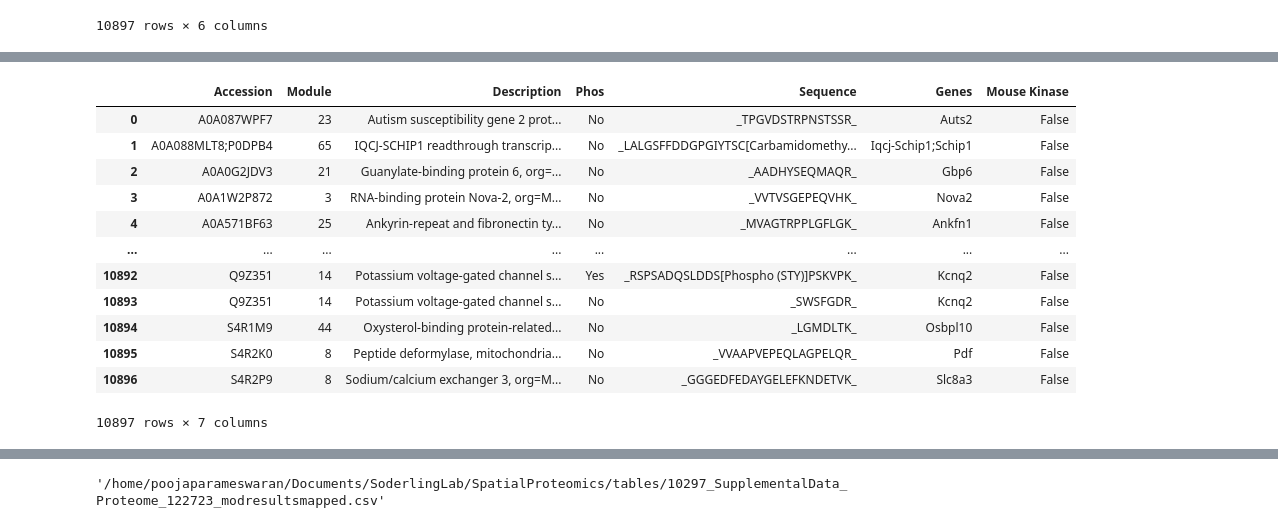
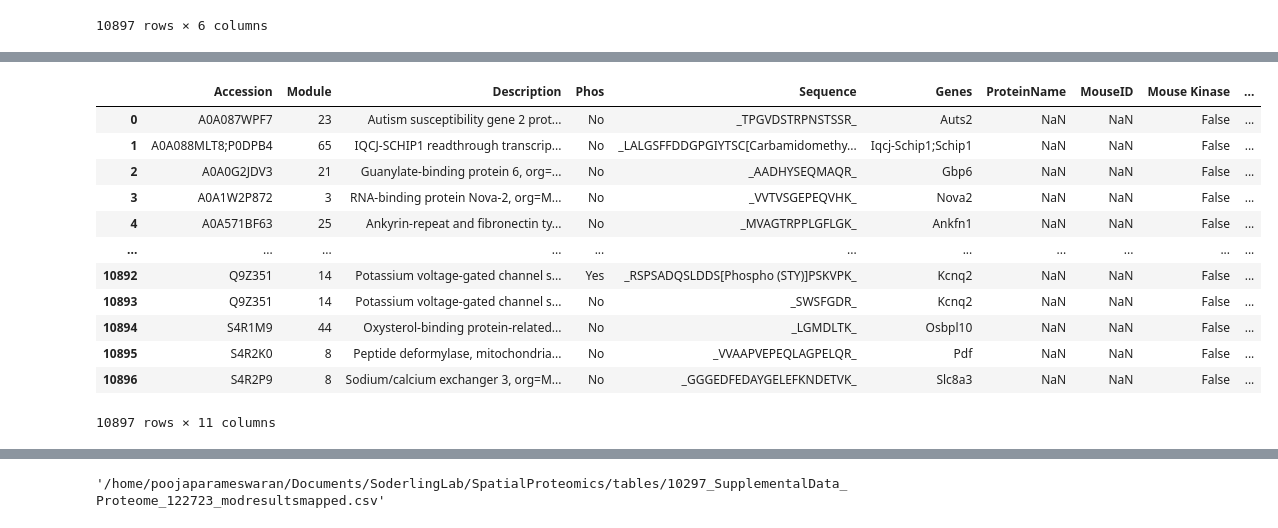
Before and after one commit to ssoderlinglab/SpatialProteomics, a Jupyter notebook: analysis/3_Clustering/3.5_mapaccesions.ipynb, the cells around one changed output, grey strips where cells are left out. Cells and saved outputs as stored; diff of their text form; code cells hidden in the pictures.

Commit message:
mapping modules to kinases and adjusting substrates

```diff
--- a/analysis/3_Clustering/3.5_mapaccesions.ipynb
+++ b/analysis/3_Clustering/3.5_mapaccesions.ipynb
@@ -123,7 +123,7 @@ ensure_dirs_exists(save_file)
 res.to_csv(f'{save_file}')
 # %%
 ## map mouse kinases
-mkinomefile = f"/home/poojaparameswaran/Documents/generalMouseData/mouse_kinome.xls"
-mousekinome = pd.read_excel(mkinomefile)
-mousekinome.shape
+mkinomefile = f"/home/poojaparameswaran/Documents/generalMouseData/pkinfam.csv"
+mousekinome = pd.read_csv(mkinomefile)
+mousekinome
 # %% [output]
@@ -131,23 +143,23 @@ mousekinome.shape
 # %%
 res['Gene Name'] = res['Genes'].str.lower()
 mousekinome['Mouse Kinase'] = True
-mousekinome['Gene Name'] = mousekinome['Gene Name'].str.lower()
+# mousekinome['MouseID'] = mousekinome['MouseID'].str.lower()
 # Merging on the same column name
-res = res.merge(mousekinome[['Gene Name', 'Mouse Kinase']], on='Gene Name', how='left')
+res = res.merge(mousekinome[['ProteinName', 'MouseID', 'Mouse Kinase', 'Family', 'MouseName']], left_on='Accession', right_on='MouseID', how='left')
 res['Mouse Kinase'].fillna(False, inplace=True)
 res.drop(columns=['Gene Name'], inplace=True)
 res
 # %% [output]
-|  | Accession | Module | Description | Phos | Sequence | Genes | Mouse Kinase |
-| 0 | A0A087WPF7 | 23 | Autism susceptibility gene 2 prot... | No | _TPGVDSTRPNSTSSR_ | Auts2 | False |
-| 1 | A0A088MLT8;P0DPB4 | 65 | IQCJ-SCHIP1 readthrough transcrip... | No | _LALGSFFDDGPGIYTSC[Carbamidomethy... | Iqcj-Schip1;Schip1 | False |
-| 2 | A0A0G2JDV3 | 21 | Guanylate-binding protein 6, org=... | No | _AADHYSEQMAQR_ | Gbp6 | False |
-| 3 | A0A1W2P872 | 3 | RNA-binding protein Nova-2, org=M... | No | _VVTVSGEPEQVHK_ | Nova2 | False |
-| 4 | A0A571BF63 | 25 | Ankyrin-repeat and fibronectin ty... | No | _MVAGTRPPLGFLGK_ | Ankfn1 | False |
-| ... | ... | ... | ... | ... | ... | ... | ... |
-| 10892 | Q9Z351 | 14 | Potassium voltage-gated channel s... | Yes | _RSPSADQSLDDS[Phospho (STY)]PSKVPK_ | Kcnq2 | False |
-| 10893 | Q9Z351 | 14 | Potassium voltage-gated channel s... | No | _SWSFGDR_ | Kcnq2 | False |
-| 10894 | S4R1M9 | 44 | Oxysterol-binding protein-related... | No | _LGMDLTK_ | Osbpl10 | False |
-| 10895 | S4R2K0 | 8 | Peptide deformylase, mitochondria... | No | _VVAAPVEPEQLAGPELQR_ | Pdf | False |
-| 10896 | S4R2P9 | 8 | Sodium/calcium exchanger 3, org=M... | No | _GGGEDFEDAYGELEFKNDETVK_ | Slc8a3 | False |
+|  | Accession | Module | Description | Phos | Sequence | Genes | ProteinName | MouseID | Mouse Kinase | ... |
+| 0 | A0A087WPF7 | 23 | Autism susceptibility gene 2 prot... | No | _TPGVDSTRPNSTSSR_ | Auts2 | NaN | NaN | False | ... |
+| 1 | A0A088MLT8;P0DPB4 | 65 | IQCJ-SCHIP1 readthrough transcrip... | No | _LALGSFFDDGPGIYTSC[Carbamidomethy... | Iqcj-Schip1;Schip1 | NaN | NaN | False | ... |
+| 2 | A0A0G2JDV3 | 21 | Guanylate-binding protein 6, org=... | No | _AADHYSEQMAQR_ | Gbp6 | NaN | NaN | False | ... |
+| 3 | A0A1W2P872 | 3 | RNA-binding protein Nova-2, org=M... | No | _VVTVSGEPEQVHK_ | Nova2 | NaN | NaN | False | ... |
+| 4 | A0A571BF63 | 25 | Ankyrin-repeat and fibronectin ty... | No | _MVAGTRPPLGFLGK_ | Ankfn1 | NaN | NaN | False | ... |
+| ... | ... | ... | ... | ... | ... | ... | ... | ... | ... | ... |
+| 10892 | Q9Z351 | 14 | Potassium voltage-gated channel s... | Yes | _RSPSADQSLDDS[Phospho (STY)]PSKVPK_ | Kcnq2 | NaN | NaN | False | ... |
+| 10893 | Q9Z351 | 14 | Potassium voltage-gated channel s... | No | _SWSFGDR_ | Kcnq2 | NaN | NaN | False | ... |
+| 10894 | S4R1M9 | 44 | Oxysterol-binding protein-related... | No | _LGMDLTK_ | Osbpl10 | NaN | NaN | False | ... |
+| 10895 | S4R2K0 | 8 | Peptide deformylase, mitochondria... | No | _VVAAPVEPEQLAGPELQR_ | Pdf | NaN | NaN | False | ... |
+| 10896 | S4R2P9 | 8 | Sodium/calcium exchanger 3, org=M... | No | _GGGEDFEDAYGELEFKNDETVK_ | Slc8a3 | NaN | NaN | False | ... |
-10897 rows × 7 columns
+10897 rows × 11 columns
```
Also changed, not shown: parts of 8 cells of this notebook.
